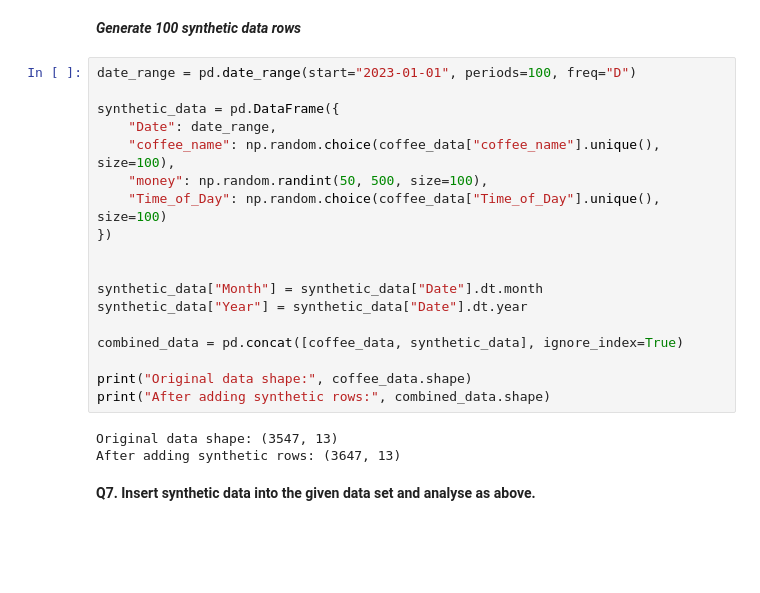
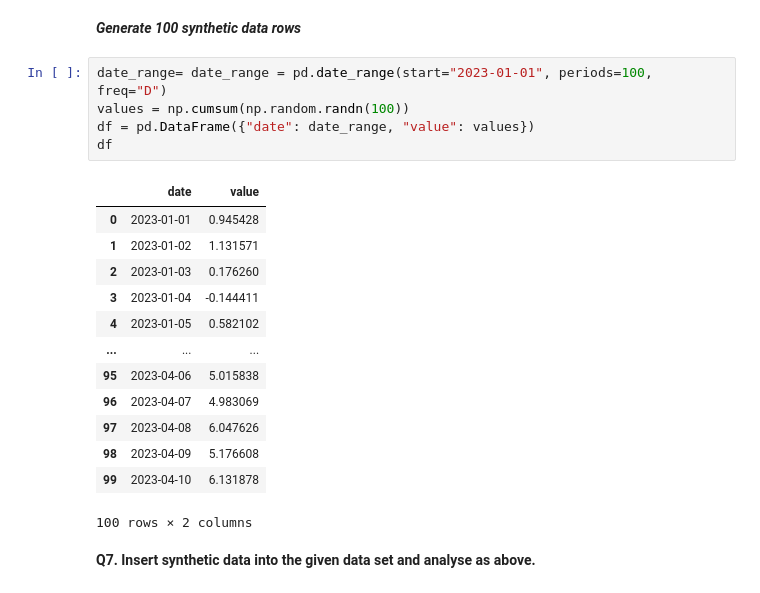
Before and after one commit to Soumdeb/IDEAS_TIHub_Final_Project_Submission, a Jupyter notebook: Copy_of_02_exploratory_data_analysis_with_sales_data.ipynb, the cells around one changed output. Drawn from its saved outputs; the diff is of its cells as text; blank space fills up the shorter version.

```diff
--- a/Copy_of_02_exploratory_data_analysis_with_sales_data.ipynb
+++ b/Copy_of_02_exploratory_data_analysis_with_sales_data.ipynb
@@ -228,26 +225,24 @@ Night        32.890904
 Name: money, dtype: float64
 # %% [markdown]
 ***Generate 100 synthetic data rows***
-# %%
-date_range = pd.date_range(start="2023-01-01", periods=100, freq="D")
-
-synthetic_data = pd.DataFrame({
-    "Date": date_range,
-    "coffee_name": np.random.choice(coffee_data["coffee_name"].unique(), size=100),
-    "money": np.random.randint(50, 500, size=100),
-    "Time_of_Day": np.random.choice(coffee_data["Time_of_Day"].unique(), size=100)
-})
-
-
-synthetic_data["Month"] = synthetic_data["Date"].dt.month
-synthetic_data["Year"] = synthetic_data["Date"].dt.year
-
-combined_data = pd.concat([coffee_data, synthetic_data], ignore_index=True)
-
-print("Original data shape:", coffee_data.shape)
-print("After adding synthetic rows:", combined_data.shape)
-# %% [output]
-Original data shape: (3547, 13)
-After adding synthetic rows: (3647, 13)
+# %%
+date_range= date_range = pd.date_range(start="2023-01-01", periods=100, freq="D")
+values = np.cumsum(np.random.randn(100))
+df = pd.DataFrame({"date": date_range, "value": values})
+df
+# %% [output]
+|  | date | value |
+| 0 | 2023-01-01 | 0.945428 |
+| 1 | 2023-01-02 | 1.131571 |
+| 2 | 2023-01-03 | 0.176260 |
+| 3 | 2023-01-04 | -0.144411 |
+| 4 | 2023-01-05 | 0.582102 |
+| ... | ... | ... |
+| 95 | 2023-04-06 | 5.015838 |
+| 96 | 2023-04-07 | 4.983069 |
+| 97 | 2023-04-08 | 6.047626 |
+| 98 | 2023-04-09 | 5.176608 |
+| 99 | 2023-04-10 | 6.131878 |
+100 rows × 2 columns
 # %% [markdown]
 **Q7. Insert synthetic data into the given data set and analyse as above.**
```
Also changed, not shown: parts of 6 cells of this notebook.
